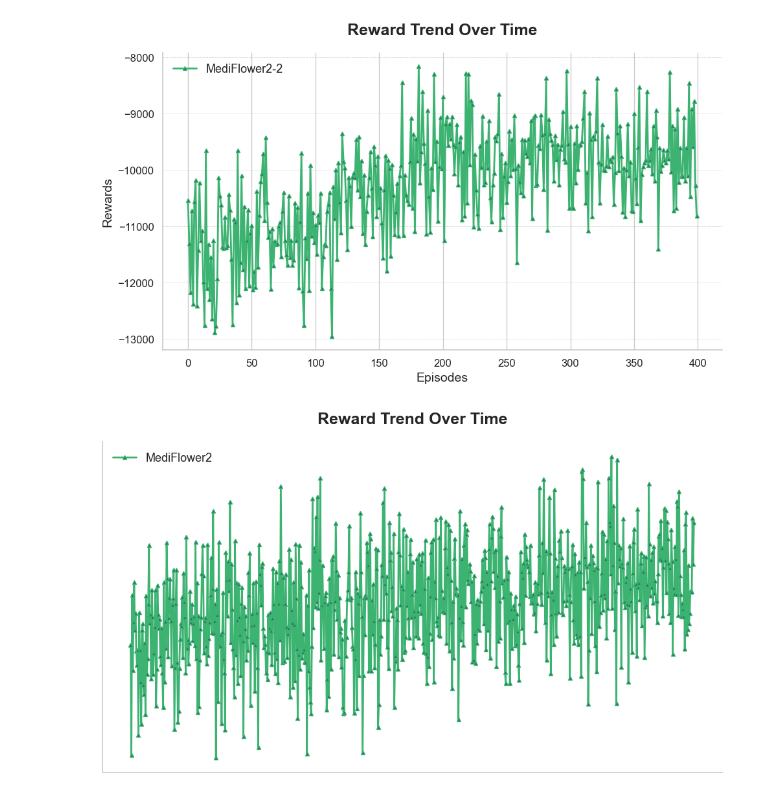
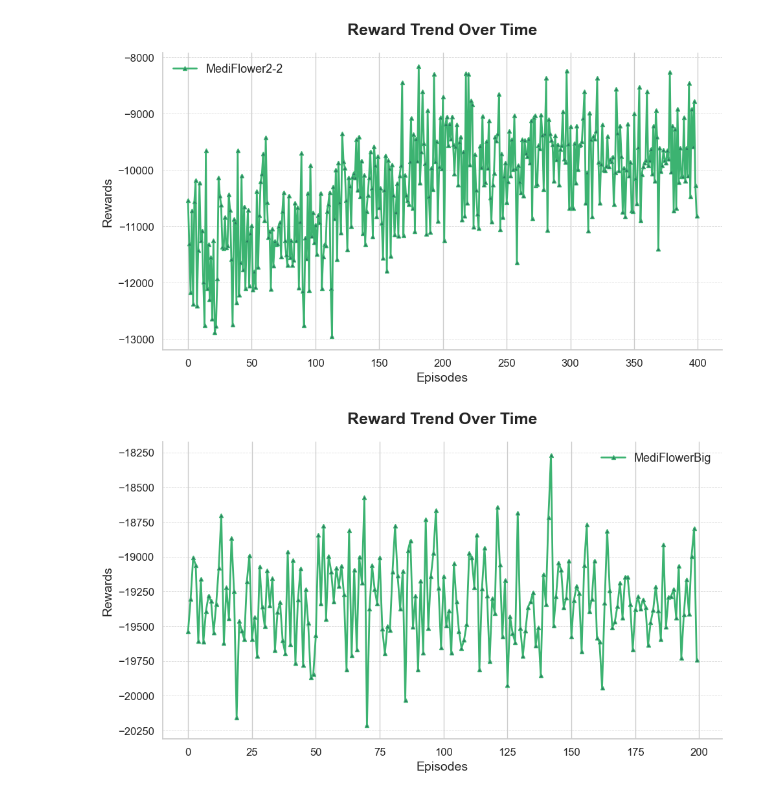
Before and after one commit to DoHyung08/geneProject, a Jupyter notebook: eval_res.ipynb, the cells around one changed output. Saved outputs shown, nothing was run; the diff lists cells and outputs as text; code cells hidden in the pictures.

Commit message:
flowerBig , Big2 trained. faild

```diff
--- a/eval_res.ipynb
+++ b/eval_res.ipynb
@@ -497,48 +559,57 @@ plt.show()
 # %% [output]
 [figure]
 # %%
-# import csv
-# import seaborn as sns
-# import matplotlib.pyplot as plt
+import csv
+import seaborn as sns
+import matplotlib.pyplot as plt
 
-# folderPath = "error/error-2/result - copy/MediFlower2/"
+#folderPath = "error/error-2/result - copy/MediFlower2/"
+folderPath = "result/MediFlowerBig/"
 
-# f1 = open(folderPath+'monitor.csv','r',encoding='UTF8')
+f1 = open(folderPath+'monitor1.csv','r',encoding='UTF8')
+f11 = open(folderPath+'monitor.csv','r',encoding='UTF8')
 
-# f = csv.reader(f1,delimiter=',')
-# next(f)
-# next(f)
-# next(f)
-
-# rewards_medi = []
-# for row in f:
-#     rewards_medi.append(float(row[0]))
+f = csv.reader(f1,delimiter=',')
+g = csv.reader(f11,delimiter=',')
+next(f)
+next(f)
+next(f)
+next(g)
+next(g)
+next(g)
 
 
-# edited_rewards_medi = []
-# for i in range(0,len(rewards_medi)-2000,2000):
-#     edited_rewards_medi.append(sum(rewards_medi[i:i+2000])/2000)
+rewards_medi = []
+for row in f:
+    rewards_medi.append(float(row[0]))
+for row in g:
+    rewards_medi.append(float(row[0]))
+
+
+edited_rewards_medi = []
+for i in range(0,len(rewards_medi)-200,200):
+    edited_rewards_medi.append(sum(rewards_medi[i:i+200])/200)
 
 
 
-# sns.set(style="whitegrid", font_scale=1.2, rc={"lines.linewidth": 2})
-# plt.figure(figsize=(10, 6))
-# plt.plot(edited_rewards_medi, color="#3CB371", label='MediFlower2', linestyle='-', marker='^', markersize=4, markerfacecolor="#2B7260")
-# plt.title('Reward Trend Over Time', fontsize=18, fontweight='bold', pad=20)
-# plt.xlabel('Episodes', fontsize=14)
-# plt.ylabel('Rewards', fontsize=14)
-# plt.xticks(fontsize=12)
-# plt.yticks(fontsize=12)
-# plt.grid(True, which='major', axis='y', linestyle='--', linewidth=0.6, alpha=0.7)
-# plt.legend(loc='best', frameon=False, fontsize=13)
-# sns.despine()
+sns.set(style="whitegrid", font_scale=1.2, rc={"lines.linewidth": 2})
+plt.figure(figsize=(10, 6))
+plt.plot(edited_rewards_medi, color="#3CB371", label='MediFlowerBig', linestyle='-', marker='^', markersize=4, markerfacecolor="#2B7260")
+plt.title('Reward Trend Over Time', fontsize=18, fontweight='bold', pad=20)
+plt.xlabel('Episodes', fontsize=14)
+plt.ylabel('Rewards', fontsize=14)
+plt.xticks(fontsize=12)
+plt.yticks(fontsize=12)
+plt.grid(True, which='major', axis='y', linestyle='--', linewidth=0.6, alpha=0.7)
+plt.legend(loc='best', frameon=False, fontsize=13)
+sns.despine()
 
 # ax = plt.gca()
 # ax.axes.xaxis.set_visible(False)
 # ax.axes.yaxis.set_visible(False)
 
-# plt.tight_layout()
+plt.tight_layout()
 
-# plt.show()
+plt.show()
 # %% [output]
-[figure, old version]
+[figure, new version]
```
Also changed, not shown: parts of 2 cells of this notebook, 11 other files.
